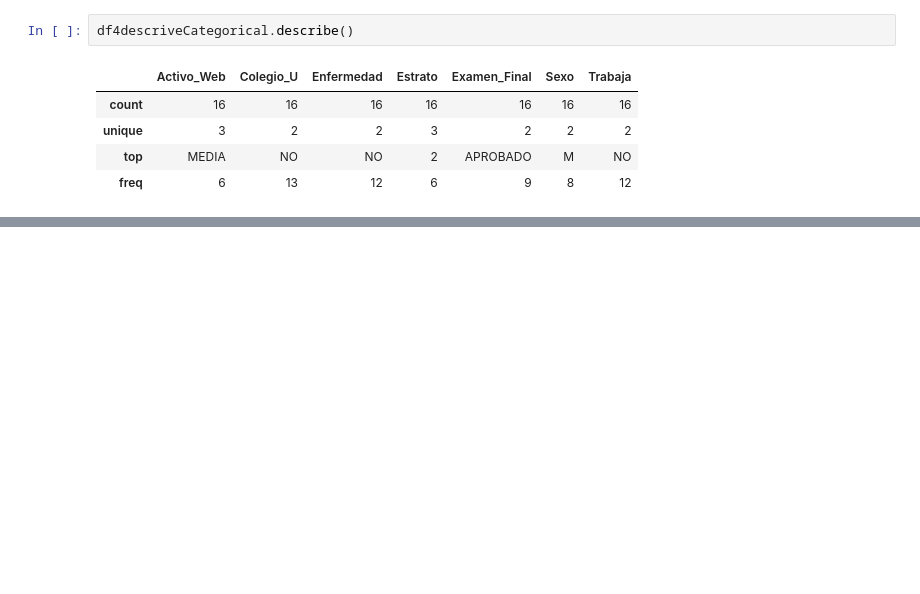
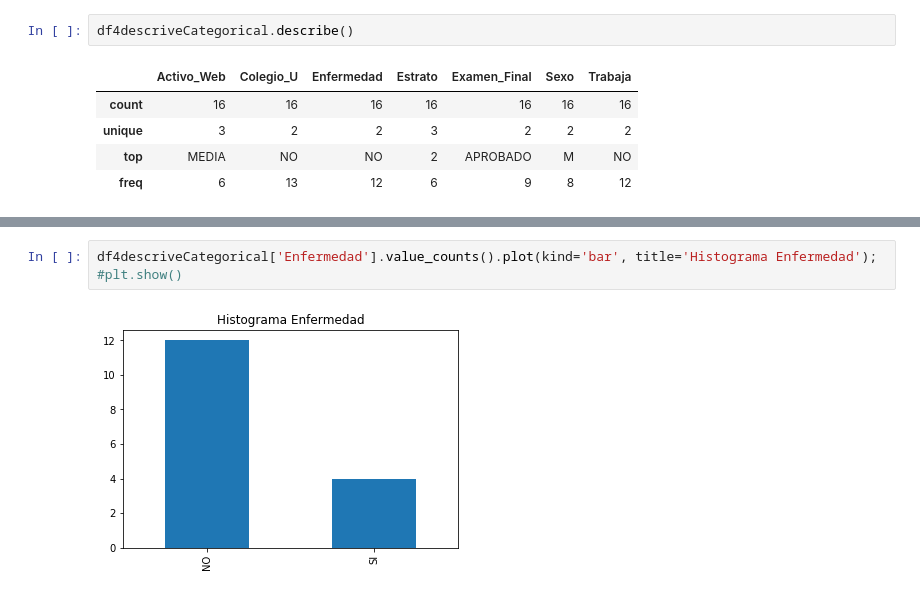
Before and after one commit to romualdo97/data_mining_studies, a Jupyter notebook: python_jupyter_notebook/1_introduction/0_data_preprocessing.ipynb, the cells around one changed output, grey strips where cells are left out. Cells and saved outputs as stored; diff of their text form; blank space fills up the shorter version.

```diff
--- a/python_jupyter_notebook/1_introduction/0_data_preprocessing.ipynb
+++ b/python_jupyter_notebook/1_introduction/0_data_preprocessing.ipynb
@@ -210,0 +170,5 @@ dir(pd.DataFrame)
+# %%
+df4descriveCategorical['Enfermedad'].value_counts().plot(kind='bar', title='Histograma Enfermedad');
+#plt.show()
+# %% [output]
+[figure, added]
```
Also changed, not shown: parts of 21 cells of this notebook, 2 other files.
